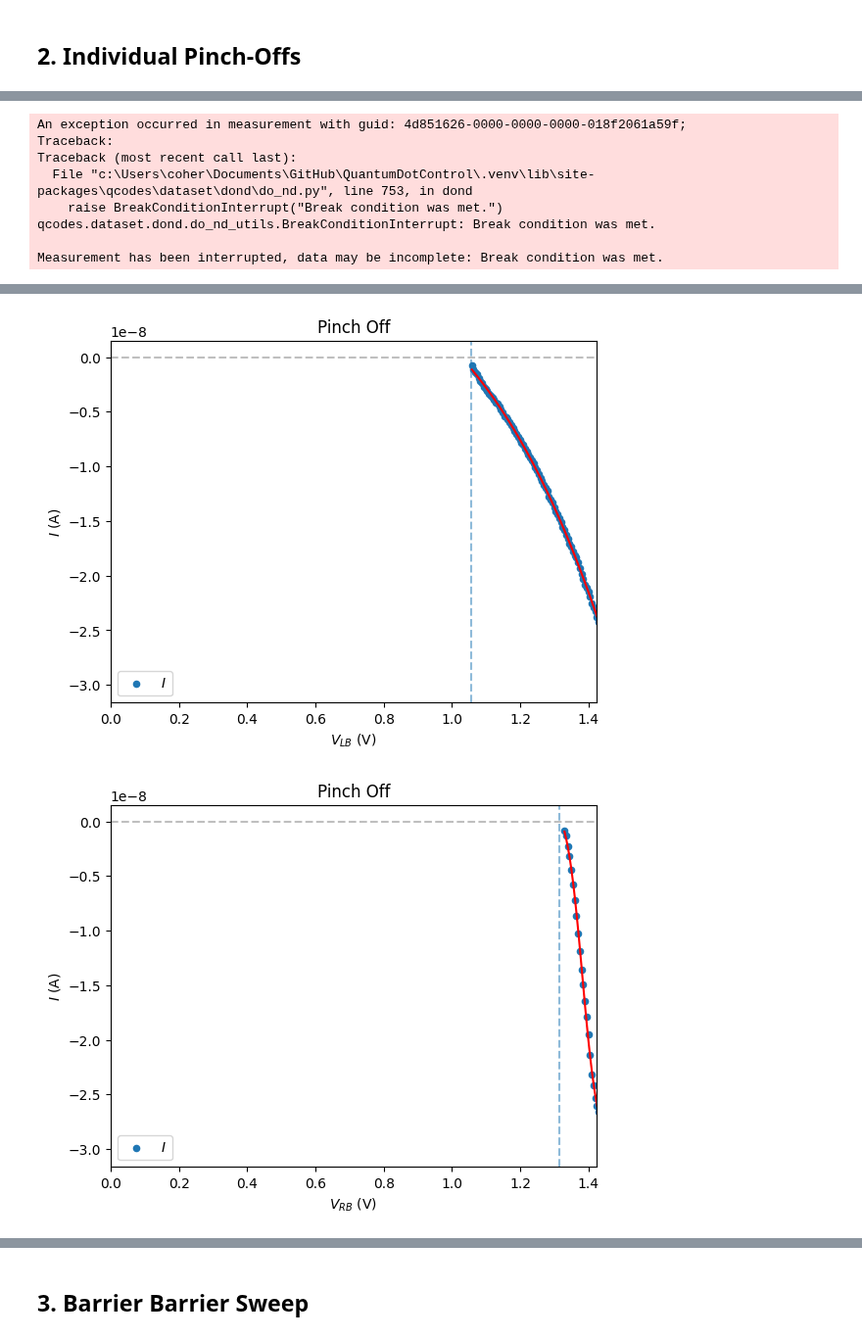
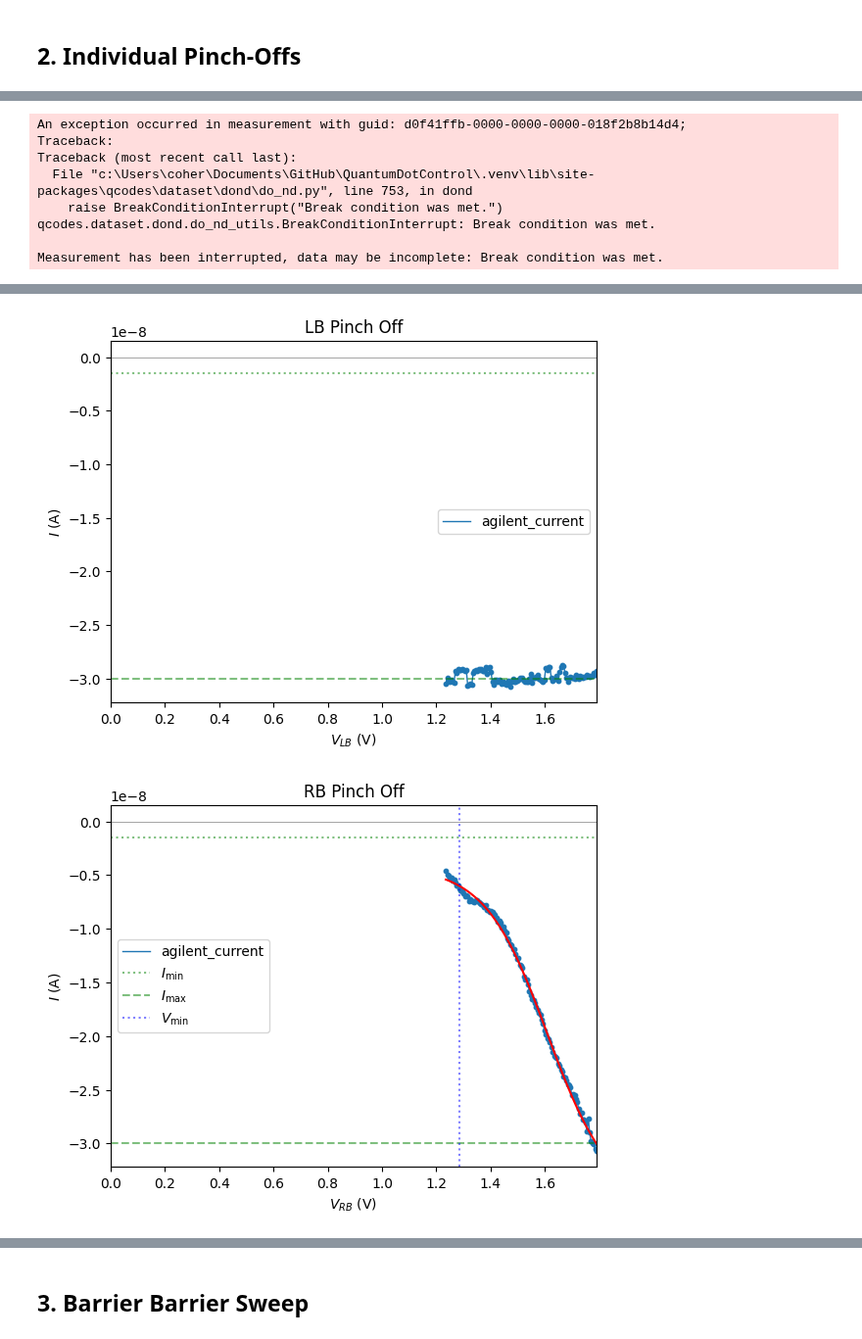
Before and after one commit to mainCSG/QuantumDotControl, a Jupyter notebook: autotuning/bootstrapping/notebooks/qcodes_exp.ipynb, the cells around one changed output, grey strips where cells are left out. Shown at 98% size. Drawn from its saved outputs; the diff is of its cells as text; code cells hidden in the pictures.

```diff
--- a/autotuning/bootstrapping/notebooks/qcodes_exp.ipynb
+++ b/autotuning/bootstrapping/notebooks/qcodes_exp.ipynb
@@ -127,6 +134,6 @@ initialise_or_create_database_at(f"~/experiments_{today_date}.db")
 # %%
 device_info = {}
-initialization_exp = load_or_create_experiment('Initialization', sample_name='SET N43')
+initialization_exp = load_or_create_experiment('Initialization', sample_name='SET N44')
 # %%
 station.sim900.set_smooth({
     'S': 0,
@@ -167,12 +174,12 @@ sensitivity = 1e-7 # A/V
 VBias = 0.1 # V
 
 abs_max_current_threshold = 30.0e-9
-abs_min_current_threshold = 0.25 * abs_max_current_threshold
+abs_min_current_threshold = 0.5 * abs_max_current_threshold
 
 station.sim900.set_smooth({'S': VBias})
 
 # TECHNICALLY SHOULD BE MEASURED BEFORE EVERYTIME
-IBias = 0 #A
+preamp_bias = 0 # V
 # %% [markdown]
 ## 1. Global Turn On
 # %%
@@ -313,52 +322,68 @@ station.sim900.set_smooth({
 # %% [markdown]
 ## 2. Individual Pinch-Offs
 # %%
+station.sim900.set_smooth({
+    'LB': device_info['Saturation'],
+    'RB': device_info['Saturation'],
+    'STR': device_info['Saturation']
+})
+
+
 def fit_data():
     # Load last measurement & convert to current
     dataset = qcodes.load_last_experiment().last_data_set()
     df = dataset.to_pandas_dataframe().reset_index()
-    print(df)
+
     df_current = df.copy()
     df_current = df_current.rename(columns={'agilent_volt': 'agilent_current'})
-    df_current.iloc[:,-1] = df_current.iloc[:,-1].mul(sensitivity).subtract(IBias) # sensitivity
-    print(df_current)
+    df_current.iloc[:,-1] = df_current.iloc[:,-1].subtract(preamp_bias).mul(sensitivity) # sensitivity
 
     # Plot current v.s. param being swept
-    axes = df_current.plot.scatter(y='agilent_current', x=f'{str(sweep._param)}', linewidth=1, s=20, label=r'$I$')
-    axes.axhline(y=0, color='k', alpha=0.25, linestyle='--')
-    axes.axvline(x=0, color='k', alpha=0.25, linestyle='--')
+    axes = df_current.plot.scatter(y='agilent_current', x=f'{str(sweep._param)}', marker= 'o',s=10)
+    df_current.plot.line(y='agilent_current', x=f'{str(sweep._param)}',  ax=axes, linewidth=1)
+    axes.axhline(y=0,  alpha=.5, linewidth=0.5, c='k', linestyle='-')
+    axes.axvline(x=0, alpha=.5, linewidth=0.5, c='k', linestyle='-')
     axes.set_ylabel(r'$I$ (A)')
     axes.set_xlabel(r'$V_{{{gate}}}$ (V)'.format(gate=str(sweep._param).split('_')[-1]))
-    axes.set_title('Pinch Off')
+    axes.set_title('{} Pinch Off'.format(str(sweep._param).split('_')[-1]))
+    axes.set_xlim(0, device_info['Saturation'])
+    axes.axhline(y=np.sign(df_current['agilent_current'].iloc[-1])*abs_min_current_threshold / 10, alpha=0.5,c='g', linestyle=':', label=r'$I_{\min}$')
+    axes.axhline(y=np.sign(df_current['agilent_current'].iloc[-1])*abs_max_current_threshold, alpha=0.5,c='g', linestyle='--', label=r'$I_{\max}$')
+
 
     # Fit and get fit params
     X = df_current[f'{str(sweep._param)}']
     Y = df_current['agilent_current']
 
-    guess = (-5e-9,-100,device_info['Turn On'],5e-9)
-    fit_params, fit_cov = scipy.optimize.curve_fit(sigmoid_fit, X, Y, guess)
-    a, b, x0, y0 = fit_params
+    try:
 
-    plt.plot(X, sigmoid_fit(X, a,b,x0,y0), 'r-', label='Fit')
-    axes.axvline(x=x0 - np.sqrt(8) / b, alpha=0.5, linestyle='--')
-    axes.axvline(x=x0 + np.sqrt(8) / b, alpha=0.5, linestyle='--')
-    axes.set_xlim(0, device_info['Turn On'])
+        guess = (-5e-9,-100,device_info['Turn On'],5e-9)
+        fit_params, fit_cov = scipy.optimize.curve_fit(sigmoid_fit, X, Y, guess)
+        a, b, x0, y0 = fit_params
 
-    V_pinchoff = round(min(
-        np.abs(x0 - np.sqrt(8) / b),
-        np.abs(x0 + np.sqrt(8) / b)
-    ),3)
-    V_pinchoff_width = abs(round(2 * np.sqrt(8) / b,3))
+        plt.plot(X, sigmoid_fit(X, a,b,x0,y0), 'r-')
 
-    device_info[str(sweep._param).split('_')[-1]]['Pinch Off'] = V_pinchoff
-    device_info[str(sweep._param).split('_')[-1]]['Width'] = V_pinchoff_width #V
+        V_pinchoff = round(min(
+            np.abs(x0 - np.sqrt(8) / b),
+            np.abs(x0 + np.sqrt(8) / b)
+        ),3)
+        V_pinchoff_width = abs(round(2 * np.sqrt(8) / b,3))
 
-    print(f"Fit function: {sigmoid_fit.__name__}")
-    print(f"Width of sigmoid: {V_pinchoff_width} V")
-    print(f"{str(sweep._param).split('_')[-1]} Pinch off: {V_pinchoff} V")
+        axes.axvline(x=V_pinchoff, alpha=0.5, linestyle=':', c='b', label=r'$V_{\min}$')
+        axes.legend(loc='best')
+
+        device_info[str(sweep._param).split('_')[-1]]['Pinch Off'] = V_pinchoff
+        device_info[str(sweep._param).split('_')[-1]]['Width'] = V_pinchoff_width #V
+
+        print(f"Fit function: {sigmoid_fit.__name__}")
+        print(f"Width of sigmoid: {V_pinchoff_width} V")
+        print(f"{str(sweep._param).split('_')[-1]} Pinch off: {V_pinchoff} V")
+
+    except RuntimeError:
+        print("Error - curve_fit failed. Manually adjust device info.")
 
 def min_current():
-    I = sensitivity * station.agilent.volt()
+    I = sensitivity * (station.agilent.volt() - preamp_bias)
 
     I_threshold = abs_min_current_threshold / 10# A
     return np.abs(I) < I_threshold
@@ -368,7 +393,7 @@ max_differential = 0.75
 max_V = device_info['Saturation']
 min_V = device_info['Turn On'] - 0.5 * max_differential
 
-assert abs(max_V - min_V) < 1, "Max differential"
+assert abs(max_V - min_V) < max_differential, "Max differential"
 
 N = int(np.abs(max_V-min_V) / dV) + 1
 # sweep_STL = LinSweep(station.sim900.volt_STL, max_V, 0, N, 0.01, get_after_set=True)
@@ -404,4 +429,4 @@ Starting experimental run with id: 39. Using 'qcodes.dataset.dond'
-An exception occurred in measurement with guid: 4d851626-0000-0000-0000-018f2061a59f;
+An exception occurred in measurement with guid: d0f41ffb-0000-0000-0000-018f2b8b14d4;
 Traceback:
 Traceback (most recent call last):
   File "c:\Users\coher\Documents\GitHub\QuantumDotControl\.venv\lib\site-packages\qcodes\dataset\dond\do_nd.py", line 753, in dond
@@ -480,4 +452,4 @@ RB
-[figure, old version]
+[figure, new version]
-[figure, old version]
+[figure, new version]
 # %%
 print(device_info)
```
Also changed, not shown: parts of 19 cells of this notebook, 2 other files.
